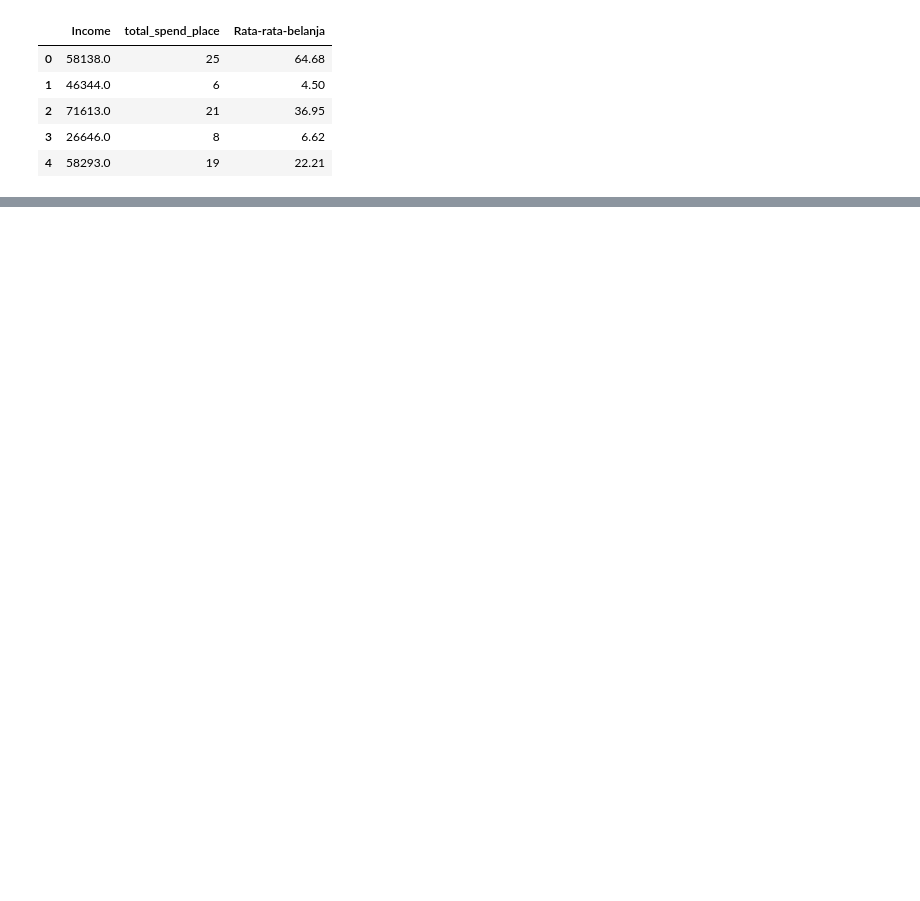
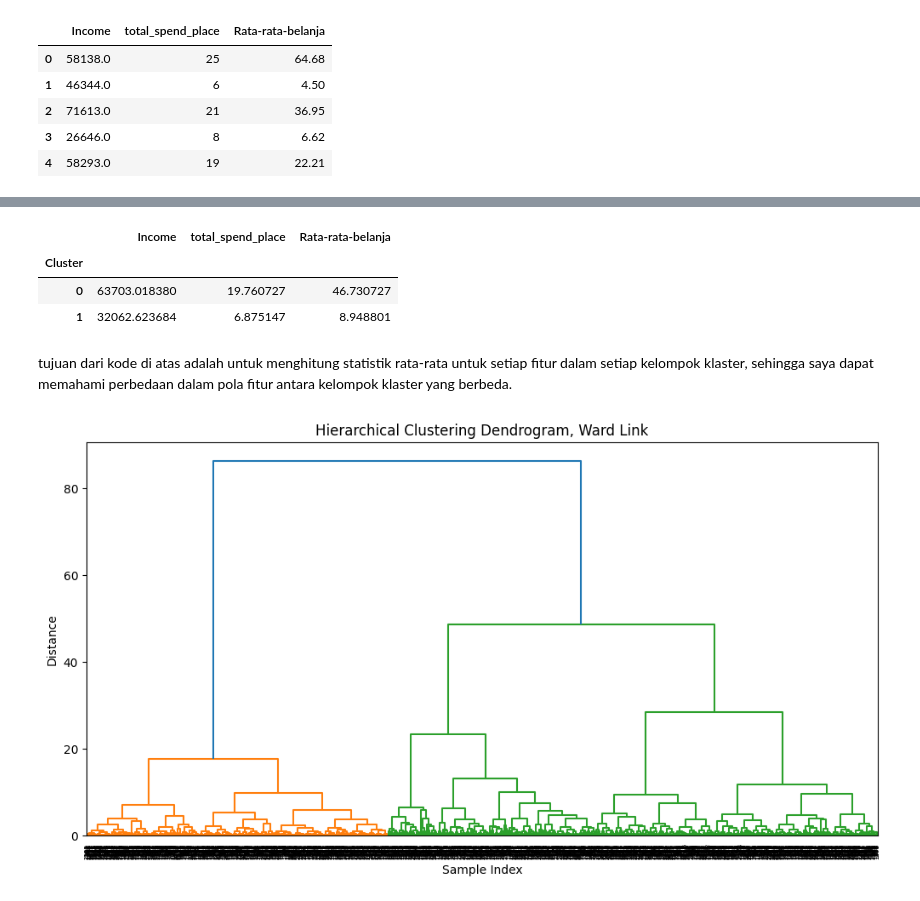
Before and after one commit to qiqioberon/Machine-Learning, a Jupyter notebook: Tugas 3/Muhammad Aqil Farrukh_5025221158_Tugas 3_Hierarcical Clustering Personal Analysis.ipynb, the cells around one changed output, grey strips where cells are left out. Saved outputs shown, nothing was run; the diff lists cells and outputs as text; code cells hidden in the pictures; blank space fills up the shorter version.

```diff
--- a/Tugas 3/Muhammad Aqil Farrukh_5025221158_Tugas 3_Hierarcical Clustering Personal Analysis.ipynb
+++ b/Tugas 3/Muhammad Aqil Farrukh_5025221158_Tugas 3_Hierarcical Clustering Personal Analysis.ipynb
@@ -780,0 +775,29 @@ Kode di atas digunakan untuk membuat plot 3D dari hasil klasterisasi menggunakan
+# %%
+cluster_groups = df.groupby('Cluster')
+
+cluster_statistics = cluster_groups.mean()
+
+cluster_statistics
+# %% [output]
+|  | Income | total_spend_place | Rata-rata-belanja |
+| Cluster |  |  |  |
+| 0 | 63703.018380 | 19.760727 | 46.730727 |
+| 1 | 32062.623684 | 6.875147 | 8.948801 |
+# %% [markdown]
+ tujuan dari kode di atas adalah untuk menghitung statistik rata-rata untuk setiap fitur dalam setiap kelompok klaster, sehingga saya dapat memahami perbedaan dalam pola fitur antara kelompok klaster yang berbeda.
+# %%
+from scipy.cluster.hierarchy import dendrogram, linkage
+import matplotlib.pyplot as plt
+
+# Compute the linkage matrix
+Z = linkage(Normalisasi, method='ward')
+
+# Plot the dendrogram
+plt.figure(figsize=(12, 6))
+dendrogram(Z)
+plt.title('Hierarchical Clustering Dendrogram, Ward Link')
+plt.xlabel('Sample Index')
+plt.ylabel('Distance')
+plt.show()
+# %% [output]
+[figure, added]
```
Also changed, not shown: parts of 28 cells of this notebook, 1 other file.
